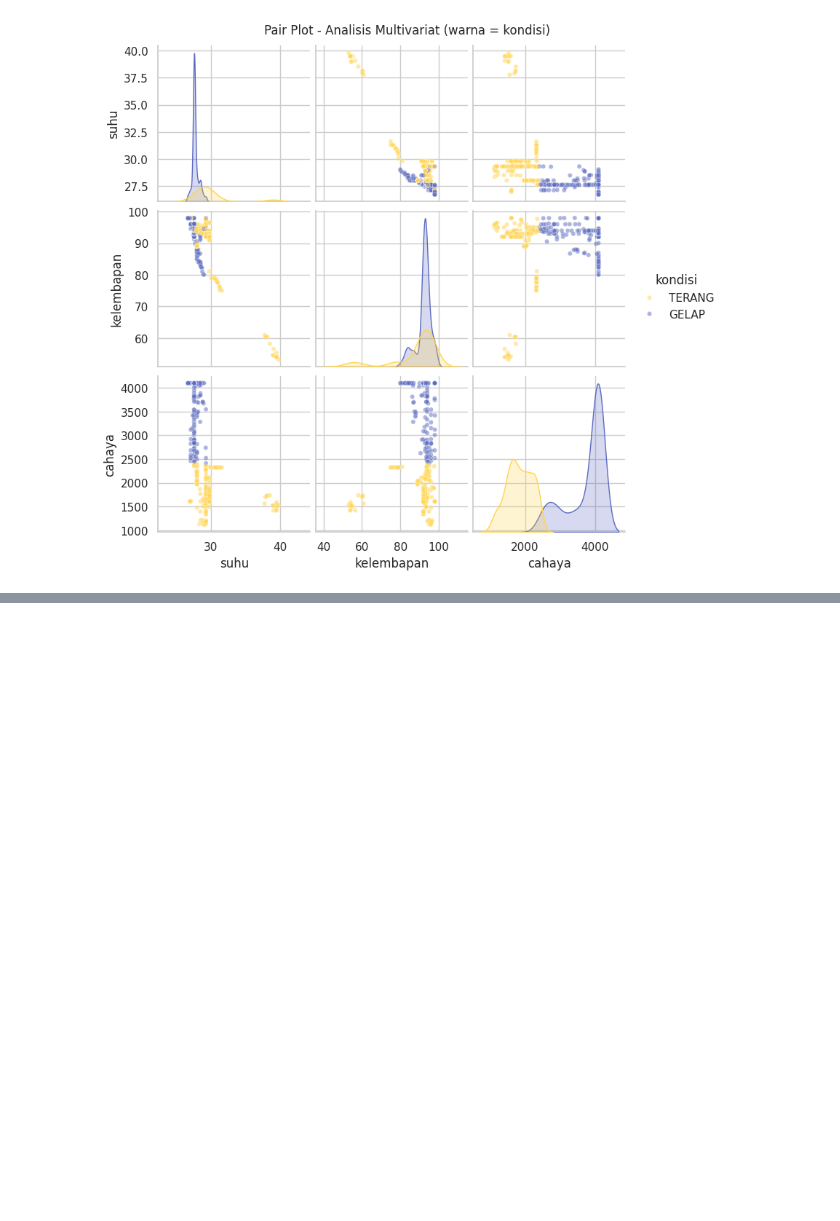
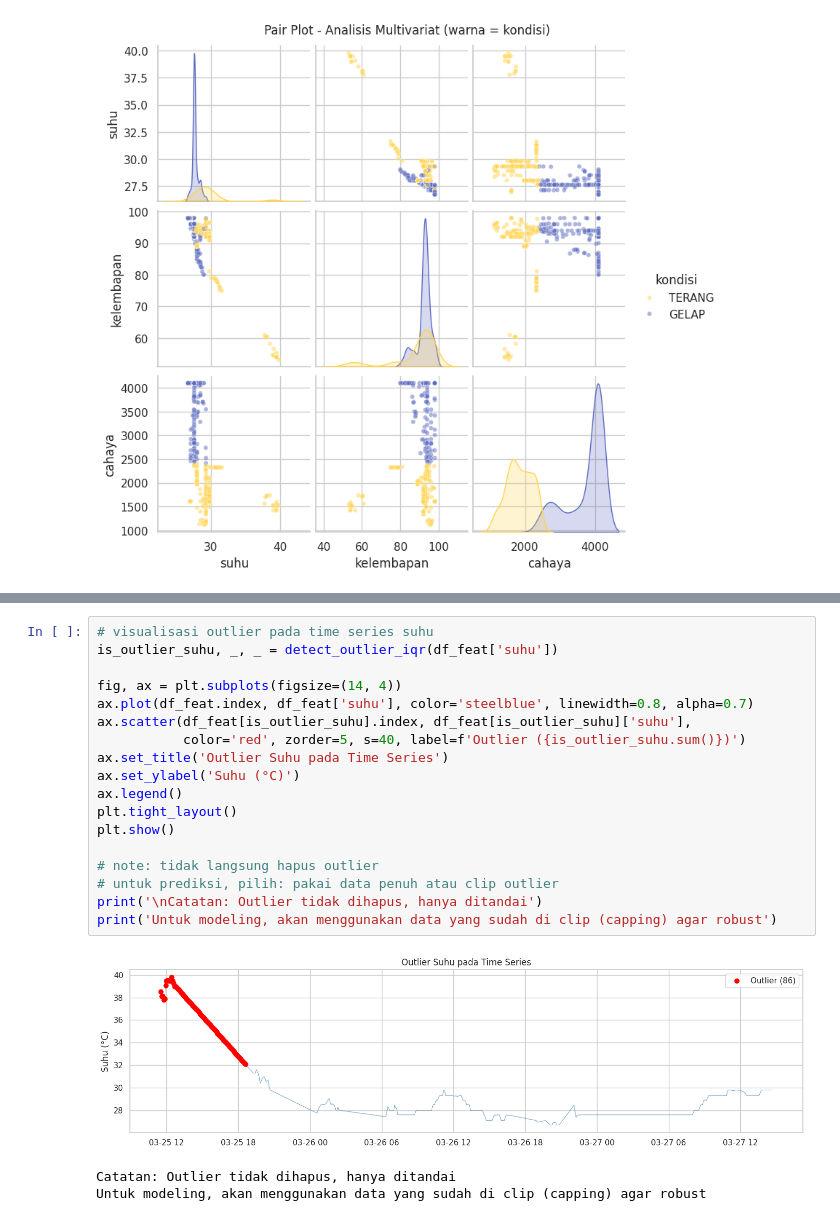
Before and after one commit to delafajarmulia/suhu-detector-ai, a Jupyter notebook: weather_analysis_1.ipynb, the cells around one changed output, grey strips where cells are left out. Drawn from its saved outputs; the diff is of its cells as text; blank space fills up the shorter version.

```diff
--- a/weather_analysis_1.ipynb
+++ b/weather_analysis_1.ipynb
@@ -518,0 +562,22 @@ plt.show()
+# %%
+# visualisasi outlier pada time series suhu
+is_outlier_suhu, _, _ = detect_outlier_iqr(df_feat['suhu'])
+
+fig, ax = plt.subplots(figsize=(14, 4))
+ax.plot(df_feat.index, df_feat['suhu'], color='steelblue', linewidth=0.8, alpha=0.7)
+ax.scatter(df_feat[is_outlier_suhu].index, df_feat[is_outlier_suhu]['suhu'],
+           color='red', zorder=5, s=40, label=f'Outlier ({is_outlier_suhu.sum()})')
+ax.set_title('Outlier Suhu pada Time Series')
+ax.set_ylabel('Suhu (°C)')
+ax.legend()
+plt.tight_layout()
+plt.show()
+
+# note: tidak langsung hapus outlier
+# untuk prediksi, pilih: pakai data penuh atau clip outlier
+print('\nCatatan: Outlier tidak dihapus, hanya ditandai')
+print('Untuk modeling, akan menggunakan data yang sudah di clip (capping) agar robust')
+# %% [output]
+[figure, added]
+Catatan: Outlier tidak dihapus, hanya ditandai
+Untuk modeling, akan menggunakan data yang sudah di clip (capping) agar robust
```
Also changed, not shown: parts of 2 cells of this notebook.
